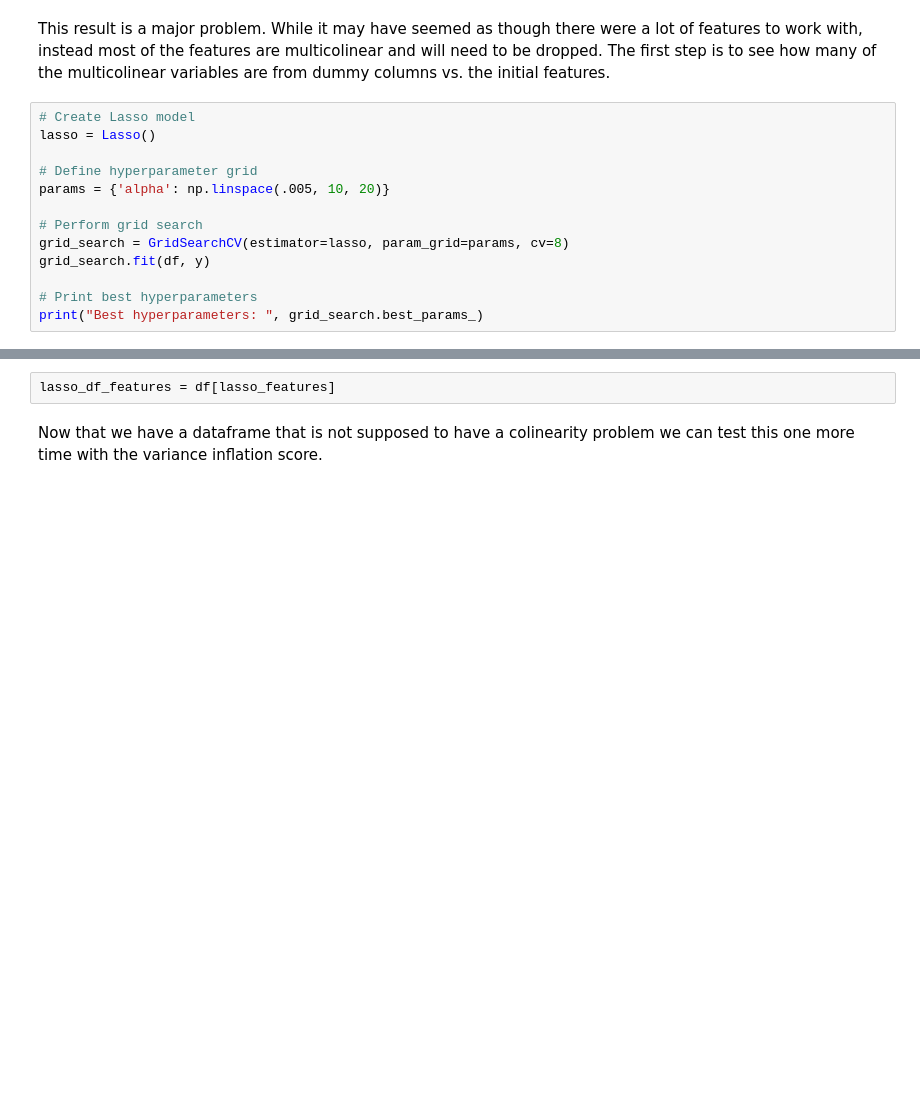
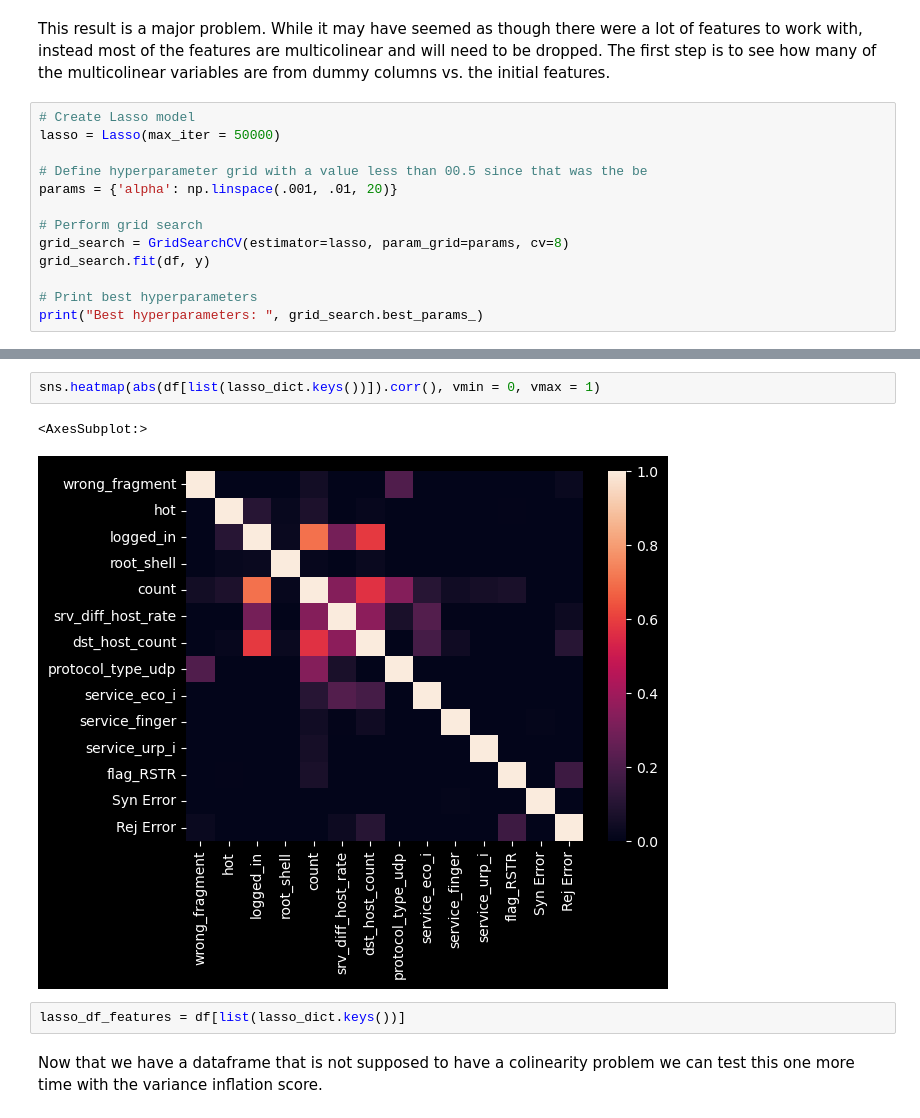
Before and after one commit to Jewdah18/Network-Intrusions, a Jupyter notebook: notebooks/Data Wrangling.ipynb, the cells around one changed output, grey strips where cells are left out. Cells and saved outputs as stored; diff of their text form; blank space fills up the shorter version.

```diff
--- a/notebooks/Data Wrangling.ipynb
+++ b/notebooks/Data Wrangling.ipynb
@@ -219,10 +229,10 @@ print(sorted(list(vif_dict.values())))
 This result is a major problem. While it may have seemed as though there were a lot of features to work with, instead most of the features are multicolinear and will need to be dropped. The first step is to see how many of the multicolinear variables are from dummy columns vs. the initial features.
 # %%
 # Create Lasso model
-lasso = Lasso()
+lasso = Lasso(max_iter = 50000)
 
-# Define hyperparameter grid
-params = {'alpha': np.linspace(.005, 10, 20)}
+# Define hyperparameter grid with a value less than 00.5 since that was the be
+params = {'alpha': np.linspace(.001, .01, 20)}
 
 # Perform grid search
 grid_search = GridSearchCV(estimator=lasso, param_grid=params, cv=8)
@@ -246,5 +254,10 @@ print(len(lasso_dict))
+# %%
+sns.heatmap(abs(df[list(lasso_dict.keys())]).corr(), vmin = 0, vmax = 1)
+# %% [output]
+<AxesSubplot:>
+[figure, added]
 # %%
-lasso_df_features = df[lasso_features]
+lasso_df_features = df[list(lasso_dict.keys())]
 # %% [markdown]
 Now that we have a dataframe that is not supposed to have a colinearity problem we can test this one more time with the variance inflation score.
 # %%
```
Also changed, not shown: parts of 14 cells of this notebook.
